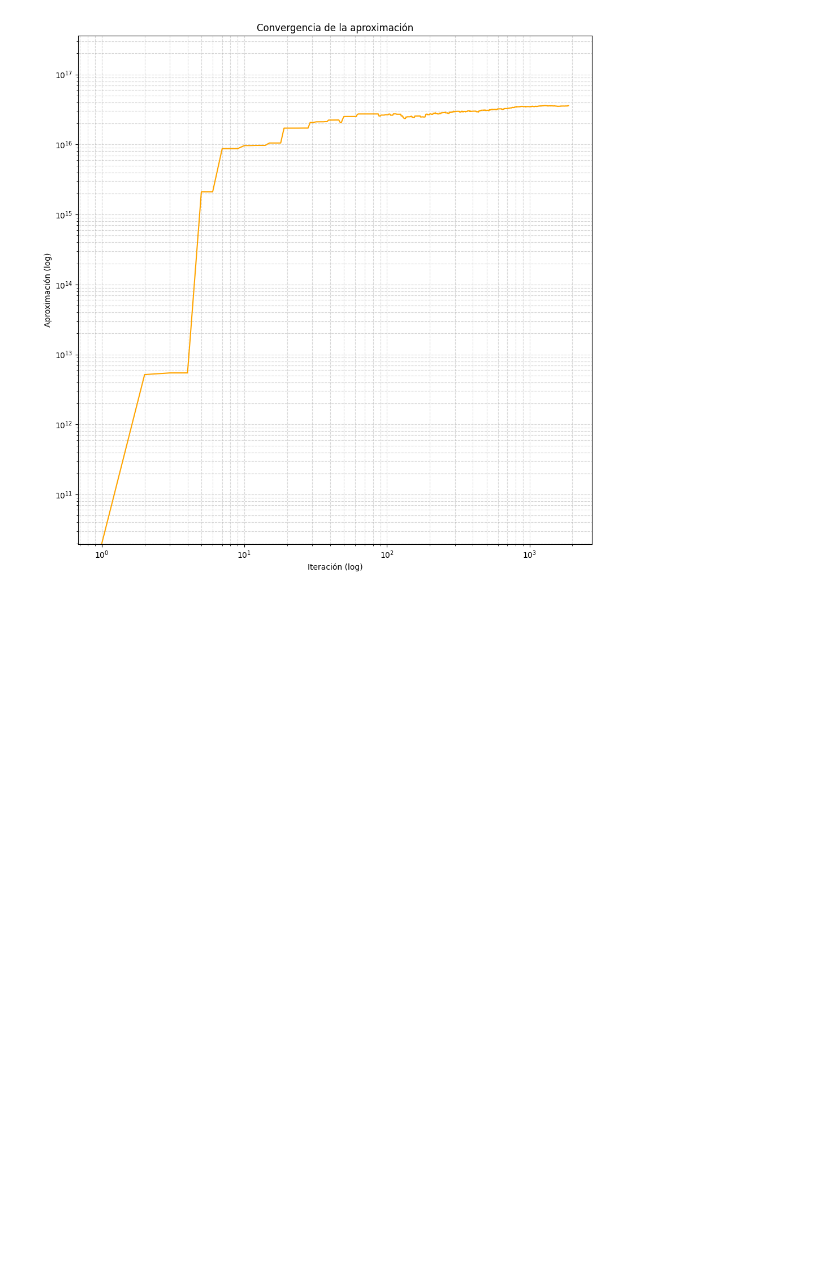
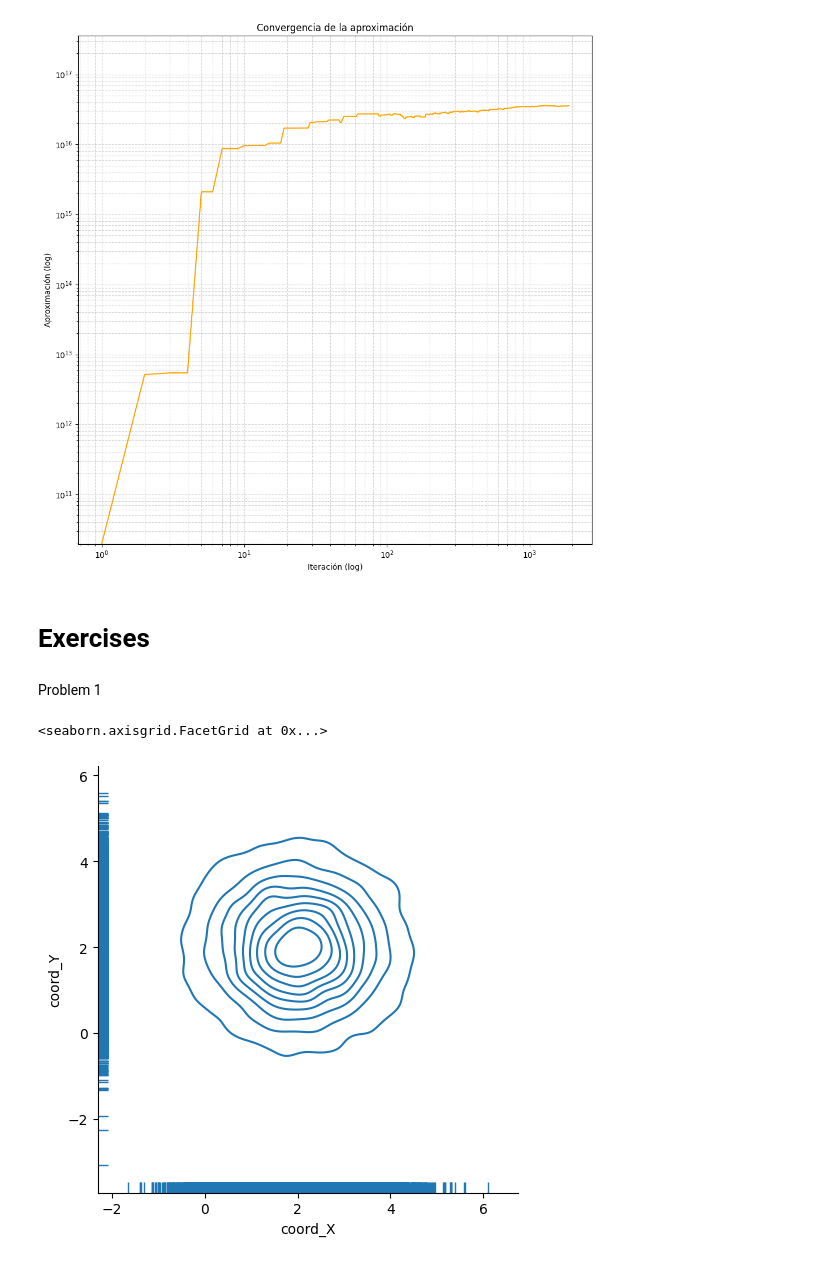
Before and after one commit to Alvaro-SVR/mcm-barbu-zhu, a Jupyter notebook: capitulo2.ipynb, the cells around one changed output. Drawn from its saved outputs; the diff is of its cells as text; code cells hidden in the pictures; blank space fills up the shorter version.

```diff
--- a/capitulo2.ipynb
+++ b/capitulo2.ipynb
@@ -234,3 +234,5 @@ graficar_resultados(camino_nn, aprox_nn)
 # %% [output]
 [figure]
 [figure]
+# %% [markdown]
+# Exercises
@@ -236,0 +245,13 @@ graficar_resultados(camino_nn, aprox_nn)
+# %% [markdown]
+Problem 1
+# %%
+valx = np.random.normal(loc=2.0, scale=1.0, size=10000)
+valy = np.random.normal(loc=2.0, scale=1.0, size=10000)
+
+s1 = {'coord_X': valx, 'coord_Y': valy}
+step1 = pd.DataFrame(s1)
+# %%
+sns.displot(data=step1, x='coord_X', y='coord_Y', kind='kde', rug=True)
+# %% [output]
+<seaborn.axisgrid.FacetGrid at 0x...>
+[figure, added]
```
Also changed, not shown: parts of 18 cells of this notebook.
